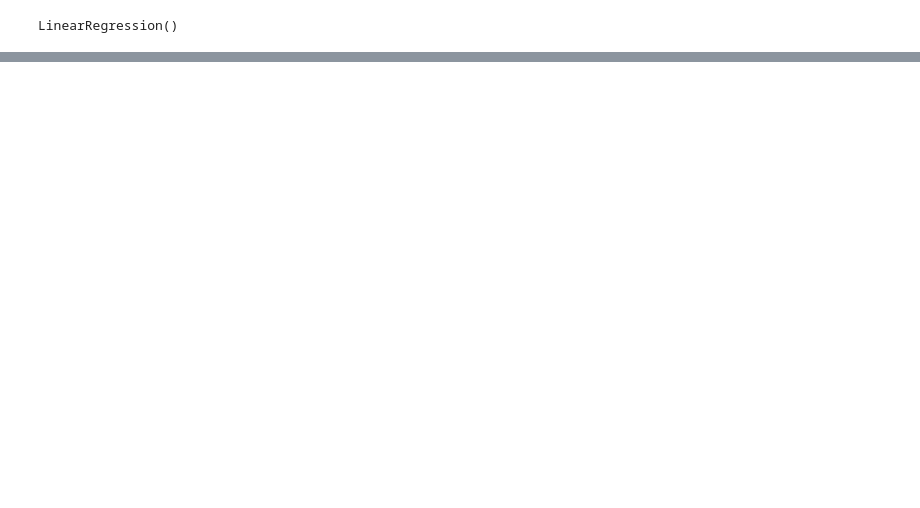
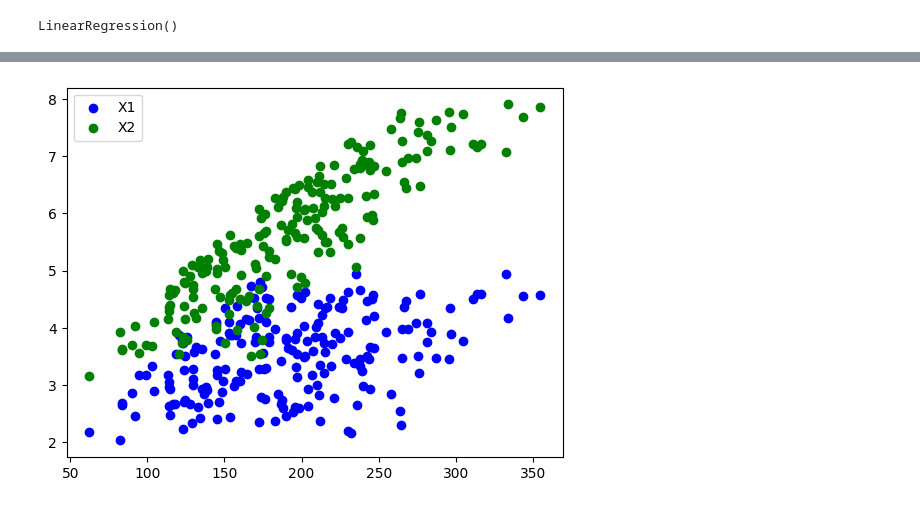
Before and after one commit to Diksha-Bora/Machine_Learning, a Jupyter notebook: MultiLinearRegression2.ipynb, the cells around one changed output, grey strips where cells are left out. Saved outputs shown, nothing was run; the diff lists cells and outputs as text; code cells hidden in the pictures; blank space fills up the shorter version.

```diff
--- a/MultiLinearRegression2.ipynb
+++ b/MultiLinearRegression2.ipynb
@@ -107,0 +112,11 @@ Axes(0.125,0.11;0.775x0.77)
+# %%
+import pandas as pd
+import numpy as np
+import matplotlib.pyplot as plt
+
+# DATA GENERATION
+
+x1 = 2*np.random.rand(200)+np.random.rand(200)+2
+x2 = 4*np.random.rand(200)+np.random.rand(200)+3
+y = x1**3 + 4*x2**2 + 12
+print(y)
@@ -107,0 +141,8 @@ Axes(0.125,0.11;0.775x0.77)
+# %%
+# REPRESENTING RELATION BETWEEN X1,X2,Y
+plt.scatter(y, x1, color='b', label='X1')
+plt.scatter(y, x2, color='g', label='X2')
+plt.legend()
+plt.show()
+# %% [output]
+[figure, added]
```
Also changed, not shown: parts of 18 cells of this notebook.
